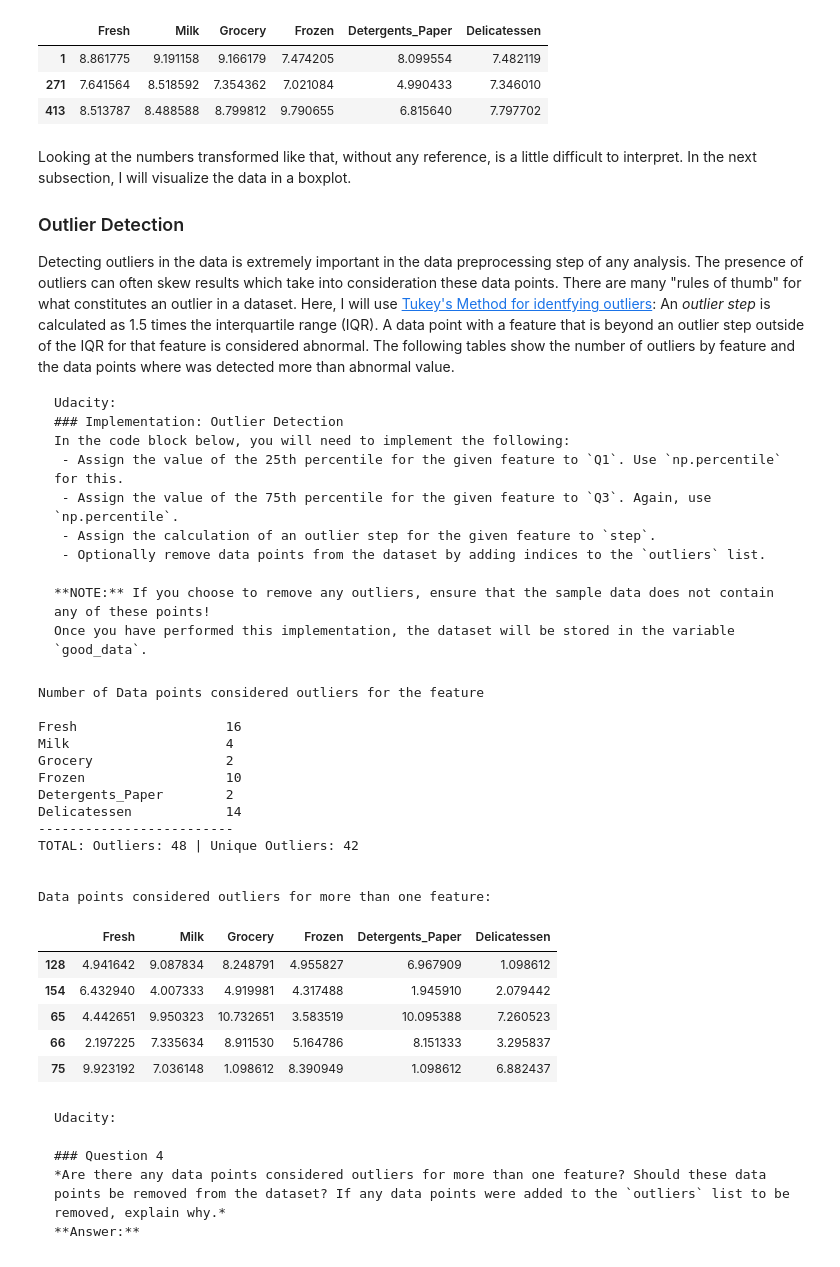
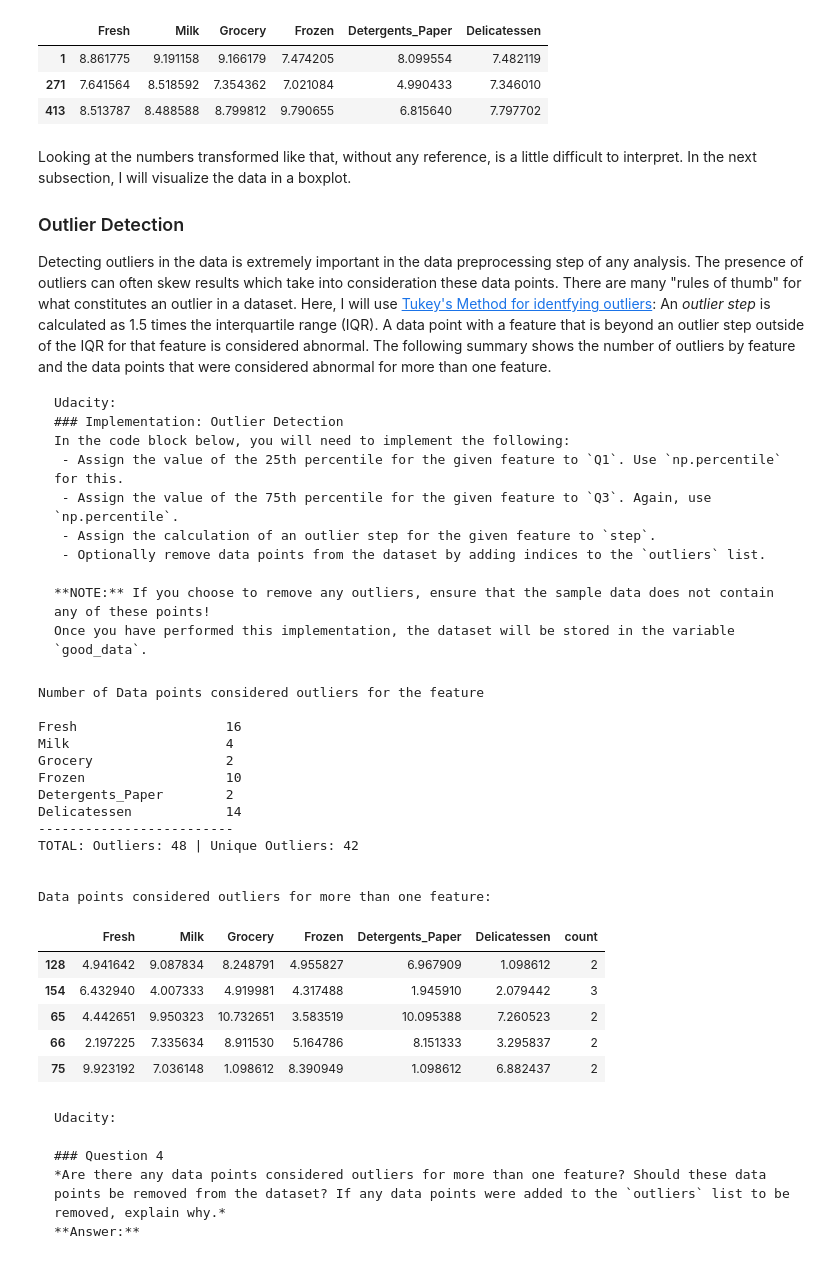
Before and after one commit to ucaiado/Customer_Segments, a Jupyter notebook: customer_segments.ipynb, the cells around one changed output. Saved outputs shown, nothing was run; the diff lists cells and outputs as text; code cells hidden in the pictures.

````diff
--- a/customer_segments.ipynb
+++ b/customer_segments.ipynb
@@ -317,7 +317,7 @@ display(log_samples)
 Looking at the numbers transformed like that, without any reference,  is a little difficult to interpret. In the next subsection, I will visualize the data in a boxplot.
 
 ### Outlier Detection
-Detecting outliers in the data is extremely important in the data preprocessing step of any analysis. The presence of outliers can often skew results which take into consideration these data points. There are many "rules of thumb" for what constitutes an outlier in a dataset. Here, I will use [Tukey's Method for identfying outliers](http://datapigtechnologies.com/blog/index.php/highlighting-outliers-in-your-data-with-the-tukey-method/): An *outlier step* is calculated as 1.5 times the interquartile range (IQR). A data point with a feature that is beyond an outlier step outside of the IQR for that feature is considered abnormal. The following tables show the number of outliers by feature and the data points where was detected more than abnormal value.
+Detecting outliers in the data is extremely important in the data preprocessing step of any analysis. The presence of outliers can often skew results which take into consideration these data points. There are many "rules of thumb" for what constitutes an outlier in a dataset. Here, I will use [Tukey's Method for identfying outliers](http://datapigtechnologies.com/blog/index.php/highlighting-outliers-in-your-data-with-the-tukey-method/): An *outlier step* is calculated as 1.5 times the interquartile range (IQR). A data point with a feature that is beyond an outlier step outside of the IQR for that feature is considered abnormal. The following summary shows the number of outliers by feature and the data points that were considered abnormal for more than one feature.
 
 
 ```
@@ -349,40 +349,43 @@ for feature in log_data.keys():
 
     # Display the outliers
     df_out_lier = log_data[~((log_data[feature] >= Q1 - step) & (log_data[feature] <= Q3 + step))]
     i_nfeatures = df_out_lier.shape[0]
     print "{:18s}\t{:18s}".format(feature, str(i_nfeatures))
     for x in df_out_lier.index:
         if x not in d_unique_idx.keys():
             d_unique_idx[x] = 1
         else:
             d_unique_idx[x] += 1
 
 print "-------------------------"
 print "TOTAL: Outliers: {} | Unique Outliers: {}".format(sum(d_unique_idx.values()),
                                                          len(d_unique_idx.keys()))
 # filtering just the repeated outliers
 print "\n\nData points considered outliers for more than one feature:"
-log_data.loc[[x[0] for x in d_unique_idx.iteritems() if x[1]>1]]
+df_aux = log_data.loc[[x[0] for x in d_unique_idx.iteritems() if x[1]>1]]
+df_aux['count'] = None
+df_aux['count'] = [d_unique_idx[x] for x in df_aux.index]
+df_aux
 # %% [output]
 Number of Data points considered outliers for the feature
 
 Fresh                   16
 Milk                    4
 Grocery                 2
 Frozen                  10
 Detergents_Paper        2
 Delicatessen            14
 -------------------------
 TOTAL: Outliers: 48 | Unique Outliers: 42
 
 
 Data points considered outliers for more than one feature:
-|  | Fresh | Milk | Grocery | Frozen | Detergents_Paper | Delicatessen |
-| 128 | 4.941642 | 9.087834 | 8.248791 | 4.955827 | 6.967909 | 1.098612 |
-| 154 | 6.432940 | 4.007333 | 4.919981 | 4.317488 | 1.945910 | 2.079442 |
-| 65 | 4.442651 | 9.950323 | 10.732651 | 3.583519 | 10.095388 | 7.260523 |
-| 66 | 2.197225 | 7.335634 | 8.911530 | 5.164786 | 8.151333 | 3.295837 |
-| 75 | 9.923192 | 7.036148 | 1.098612 | 8.390949 | 1.098612 | 6.882437 |
+|  | Fresh | Milk | Grocery | Frozen | Detergents_Paper | Delicatessen | count |
+| 128 | 4.941642 | 9.087834 | 8.248791 | 4.955827 | 6.967909 | 1.098612 | 2 |
+| 154 | 6.432940 | 4.007333 | 4.919981 | 4.317488 | 1.945910 | 2.079442 | 3 |
+| 65 | 4.442651 | 9.950323 | 10.732651 | 3.583519 | 10.095388 | 7.260523 | 2 |
+| 66 | 2.197225 | 7.335634 | 8.911530 | 5.164786 | 8.151333 | 3.295837 | 2 |
+| 75 | 9.923192 | 7.036148 | 1.098612 | 8.390949 | 1.098612 | 6.882437 | 2 |
 # %% [markdown]
 ```
 Udacity:
````
Also changed, not shown: parts of 5 cells of this notebook, 1 other file.
